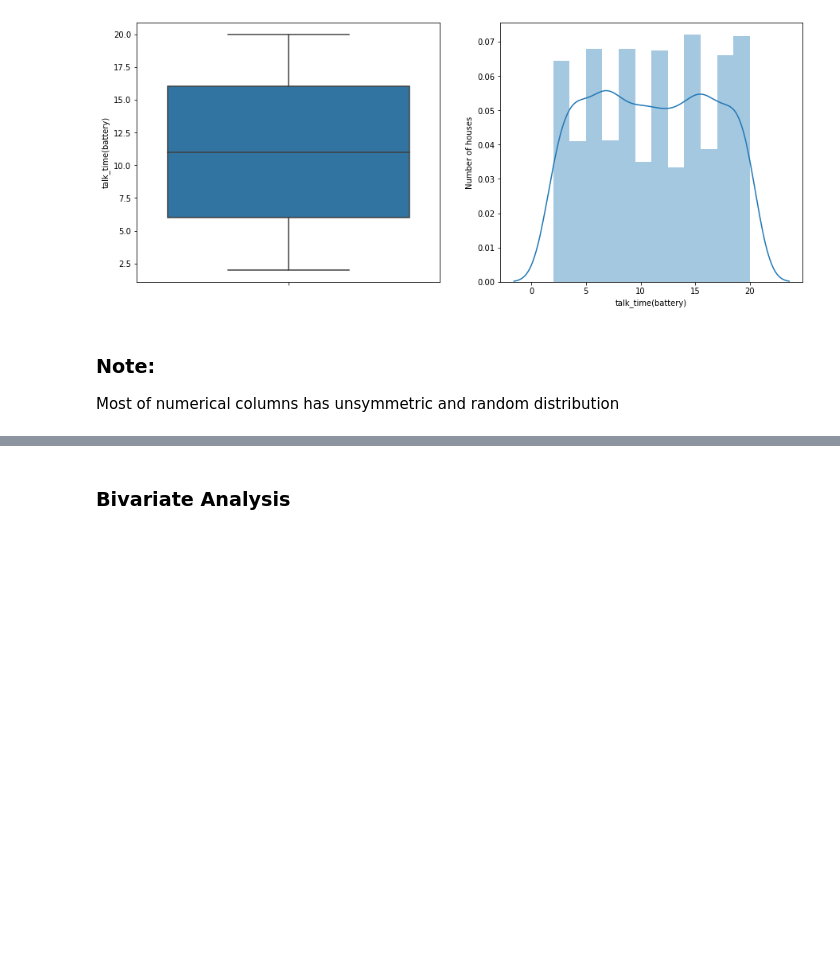
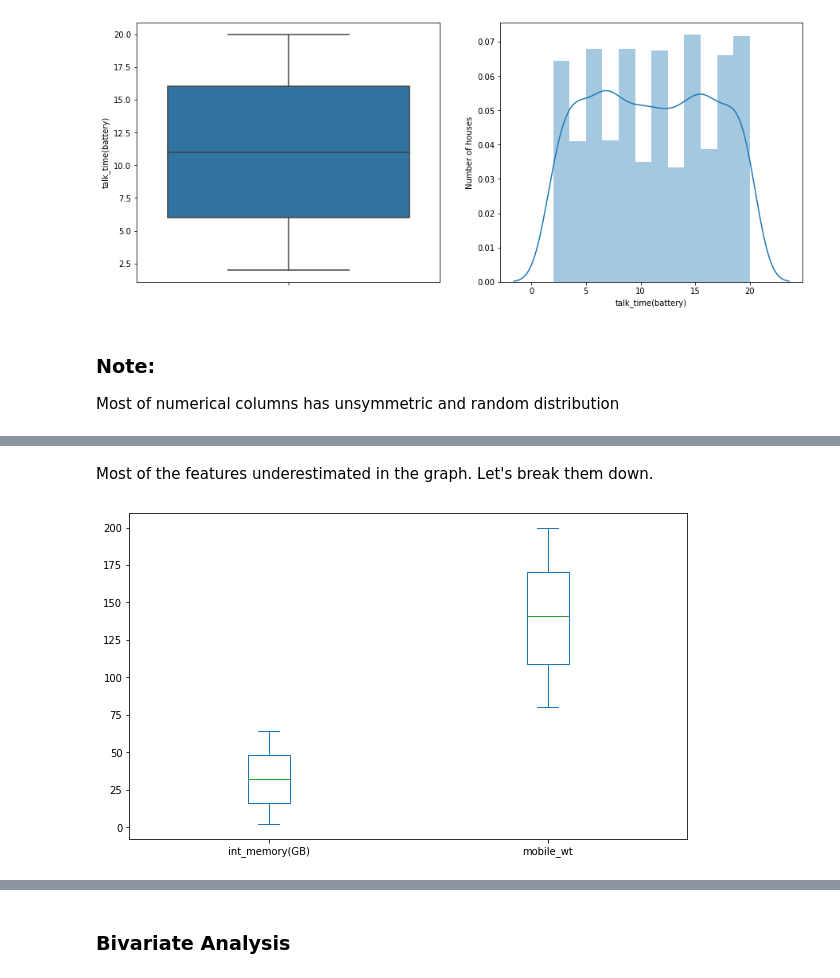
Before and after one commit to khalid-data-aspirant42/Mobile-Price-Prediction, a Jupyter notebook: Mobile_price_range_prediction.ipynb, the cells around one changed output, grey strips where cells are left out. Saved outputs shown, nothing was run; the diff lists cells and outputs as text; code cells hidden in the pictures; blank space fills up the shorter version.

```diff
--- a/Mobile_price_range_prediction.ipynb
+++ b/Mobile_price_range_prediction.ipynb
@@ -305,0 +324,8 @@ Most of numerical columns has unsymmetric and random distribution
+# %% [markdown]
+Most of the features underestimated in the graph. Let's break them down.
+# %%
+numerical_columns2 = ['int_memory(GB)','mobile_wt']
+df[numerical_columns2].plot(kind='box',figsize=(10,6))
+plt.show()
+# %% [output]
+[figure, added]
```
Also changed, not shown: parts of 40 cells of this notebook.
